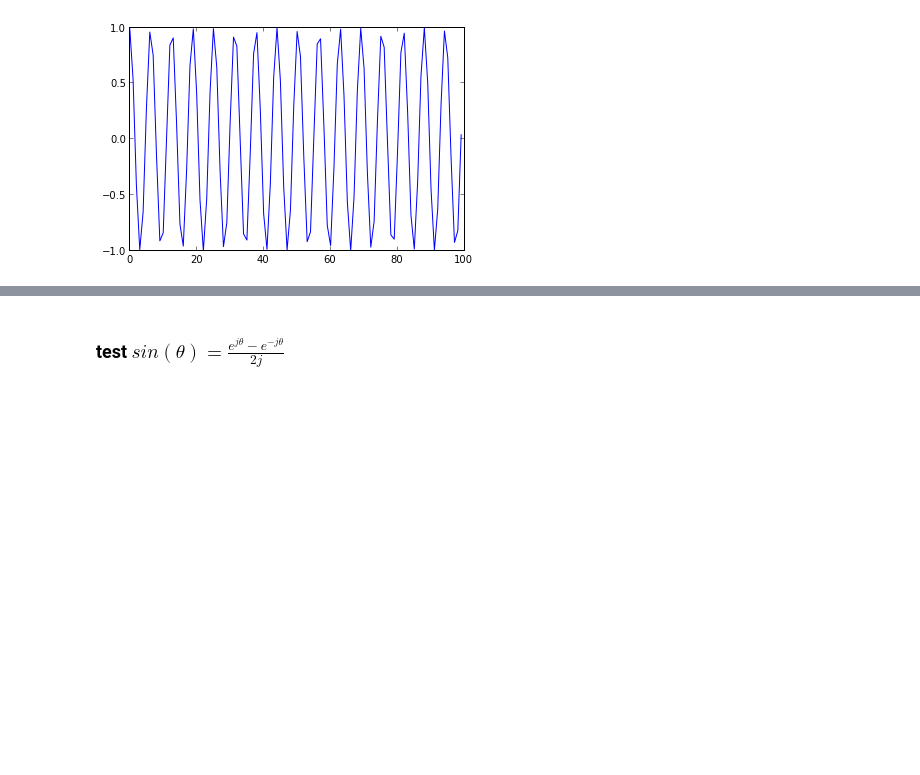
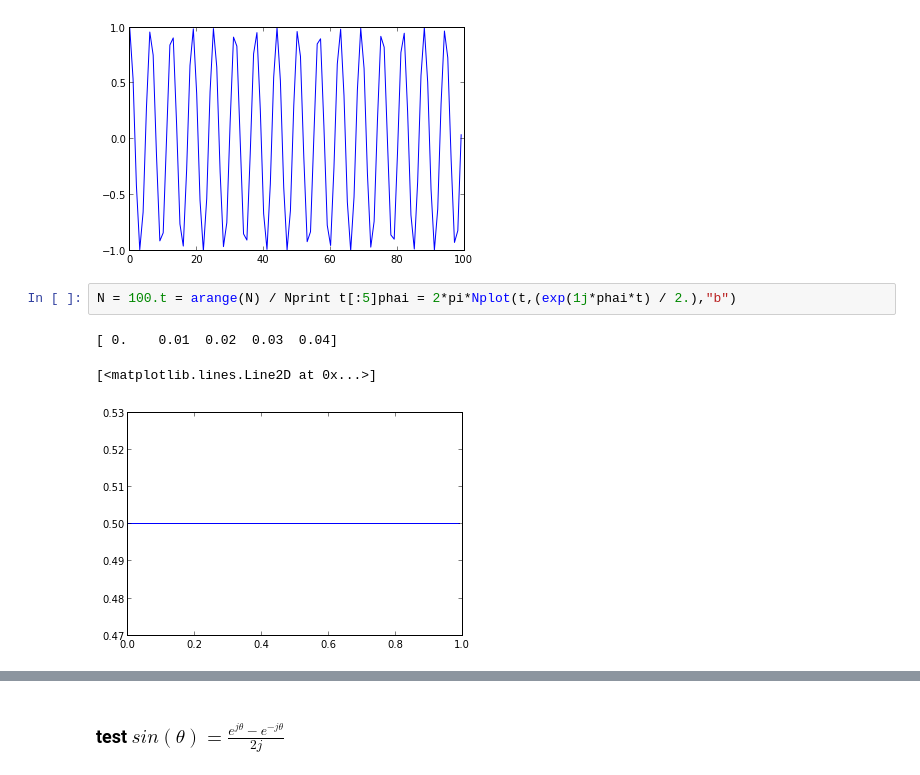
Before and after one commit to joomladigger/asp, a Jupyter notebook: Derivation of the DFT.ipynb, the cells around one changed output, grey strips where cells are left out. Saved outputs shown, nothing was run; the diff lists cells and outputs as text; blank space fills up the shorter version.

```diff
--- a/Derivation of the DFT.ipynb
+++ b/Derivation of the DFT.ipynb
@@ -73,3 +73,9 @@ cos_theta = (exp(1j*theta) + exp(-1j*theta))/2plot(theta,cos_theta)
 # %% [output]
 [<matplotlib.lines.Line2D at 0x...>]
 [figure]
+# %%
+N = 100.t = arange(N) / Nprint t[:5]phai = 2*pi*Nplot(t,(exp(1j*phai*t) / 2.),"b")
+# %% [output]
+[ 0.    0.01  0.02  0.03  0.04]
+[<matplotlib.lines.Line2D at 0x...>]
+[figure, added]
```
Also changed, not shown: parts of 10 cells of this notebook.
